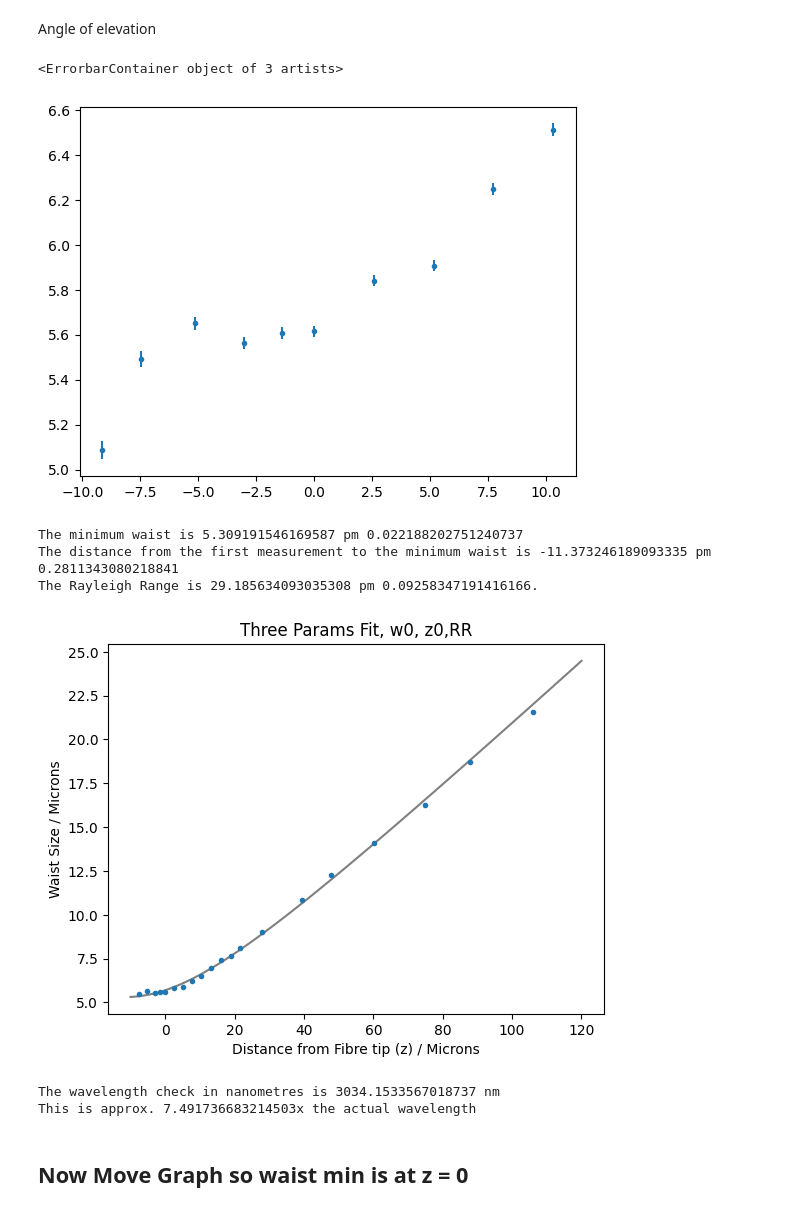
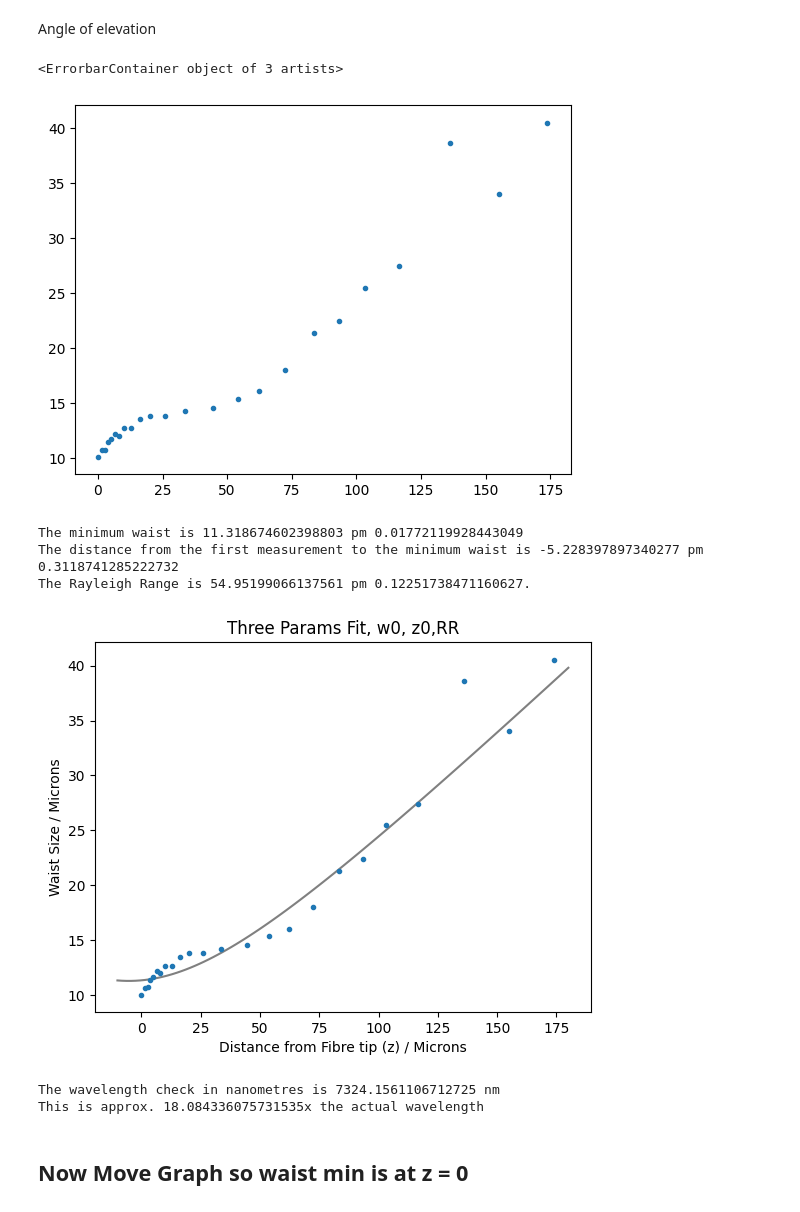
Before and after one commit to akay8/Level4Project, a Jupyter notebook: Fibre_2_30_11.ipynb, the cells around one changed output. Saved outputs shown, nothing was run; the diff lists cells and outputs as text; code cells hidden in the pictures.

```diff
--- a/Fibre_2_30_11.ipynb
+++ b/Fibre_2_30_11.ipynb
@@ -167,7 +180,7 @@ Angle of elevation
 # online protractor at https://www.ginifab.com/feeds/angle_measurement/
 # NB: see image 'C:\Users\abiga\OneDrive - Durham University\1. Fourth Year\1. Project\1. Data Analysis\Christmas Report\Cleaved-2\Cleaved - fibre- pics\cleaved_elev_angle'
 
-angle_deg = 9
+angle_deg = 7
 angle_deg_err = 1
 angle = angle_deg * np.pi / 180
 angle_err = angle_deg_err * np.pi / 180
@@ -186,20 +199,19 @@ waists_comp_err = waists_comp*np.sqrt( (cos_err / np.cos(angle))**2 + (waists_er
 # Error on zs
 zs_err = np.abs(zs*np.sqrt( (cos_err / np.cos(angle))**2 + (lengths_errs/lengths)**2 ))
 # 6th data point is div by zero so replace error with previous - they are all about the same
-zs_err[5] = zs_err[4]
+# zs_err[5] = zs_err[4]
 
 # A plot to zoom in on the first few data points
-plt.errorbar(zs[:10], waists_comp[:10], yerr = waists_comp_err[:10], linestyle = '', marker = 'o', ms = 3)
+plt.errorbar(zs, waists_comp, xerr = zs_err, yerr = waists_comp_err, linestyle = '', marker = 'o', ms = 3)
 # %% [output]
 <ErrorbarContainer object of 3 artists>
-[figure, old version]
+[figure, new version]
 # %%
-## NB - take 1st data point as anomalous
 
-waists_comp = waists_comp[1:]
-waists_comp_err = waists_comp_err[1:]
-zs = zs[1:]
-zs_err = zs_err[1:]
+# waists_comp = waists_comp[1:]
+# waists_comp_err = waists_comp_err[1:]
+# zs = zs[1:]
+# zs_err = zs_err[1:]
 
 waist_fit, params, params_errs, chisqu_WvsZ = fit_labs(zs, waists_comp, waists_comp_err, WvsZ, np.array([5,1,2]))
 w0, z0,RR= params
@@ -207,27 +219,27 @@ w0_err, z0_err,RR_err = params_errs
 # %%
 # Plot waists vs Z:
 plt.errorbar(zs, waists_comp, yerr = waists_comp_err, linestyle = '', marker = 'o', ms = 3)
-plt.plot(np.linspace(-10,120,100), WvsZ(np.linspace(-10,120,100), w0, z0,RR), color = 'grey')
+plt.plot(np.linspace(-10,180,100), WvsZ(np.linspace(-10,180,100), w0, z0,RR), color = 'grey')
 
 plt.xlabel('Distance from Fibre tip (z) / Microns')
 plt.ylabel('Waist Size / Microns')
 plt.title('Three Params Fit, w0, z0,RR')
 
 print('The minimum waist is {} pm {}'.format(w0, w0_err))
 print('The distance from the first measurement to the minimum waist is {} pm {}'.format(z0, z0_err))
 #print('The weird systematic error Y is {} pm {}'.format(Y0, Y0_err))
 print('The Rayleigh Range is {} pm {}.'.format(RR,RR_err))
 # %% [output]
-The minimum waist is 5.309191546169587 pm 0.022188202751240737
-The distance from the first measurement to the minimum waist is -11.373246189093335 pm 0.2811343080218841
-The Rayleigh Range is 29.185634093035308 pm 0.09258347191416166.
+The minimum waist is 11.318674602398803 pm 0.01772119928443049
+The distance from the first measurement to the minimum waist is -5.228397897340277 pm 0.3118741285222732
+The Rayleigh Range is 54.95199066137561 pm 0.12251738471160627.
-[figure, old version]
+[figure, new version]
 # %%
 print('The wavelength check in nanometres is {} nm'.format(wavelength_check(w0,RR)))
 print('This is approx. {}x the actual wavelength'.format( wavelength_check(w0,RR) / (wavelength*10**3)))
 # %% [output]
-The wavelength check in nanometres is 3034.1533567018737 nm
-This is approx. 7.491736683214503x the actual wavelength
+The wavelength check in nanometres is 7324.1561106712725 nm
+This is approx. 18.084336075731535x the actual wavelength
 # %% [markdown]
 ## Now Move Graph so waist min is at z = 0
 # %%
```
Also changed, not shown: parts of 2 cells of this notebook.
